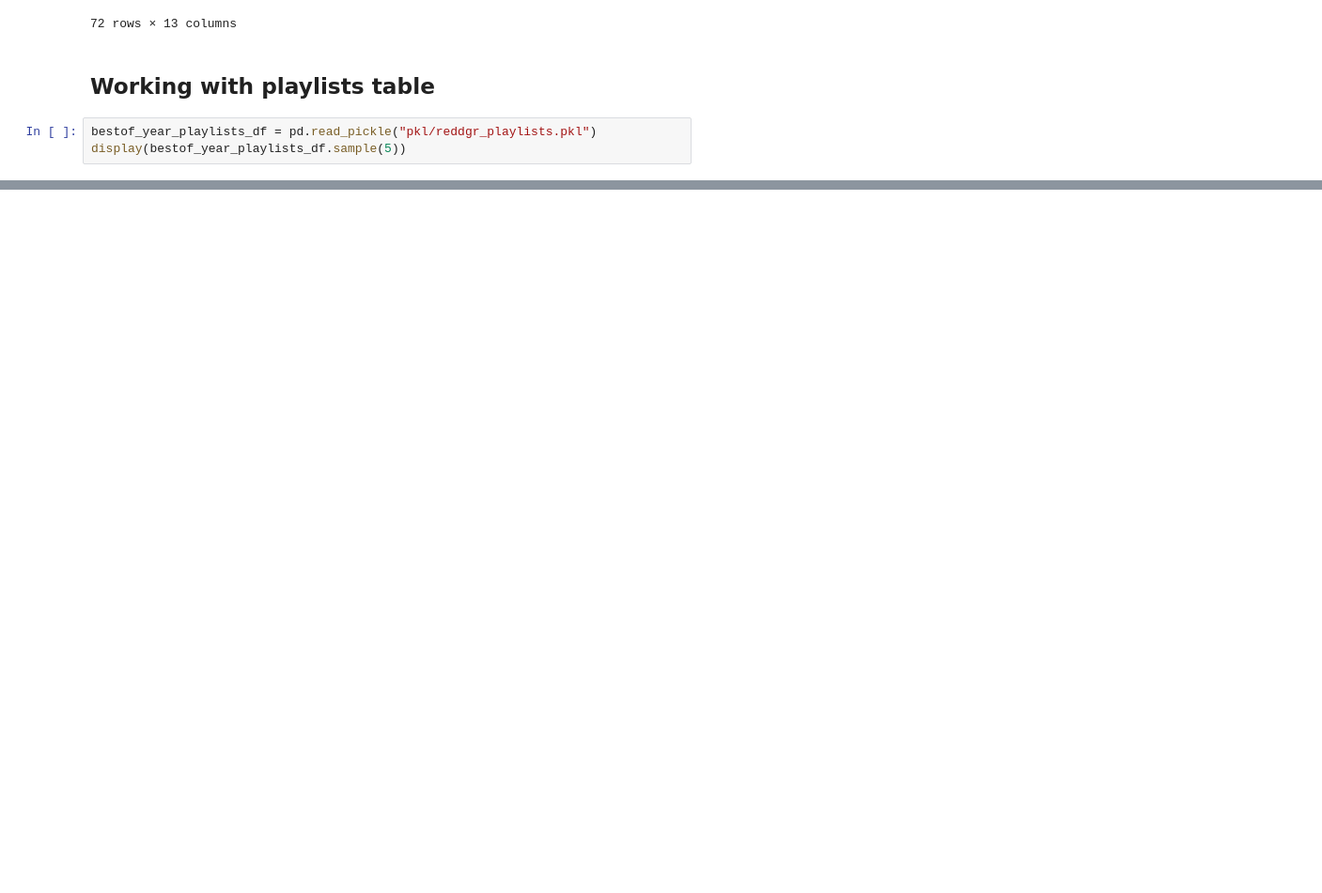
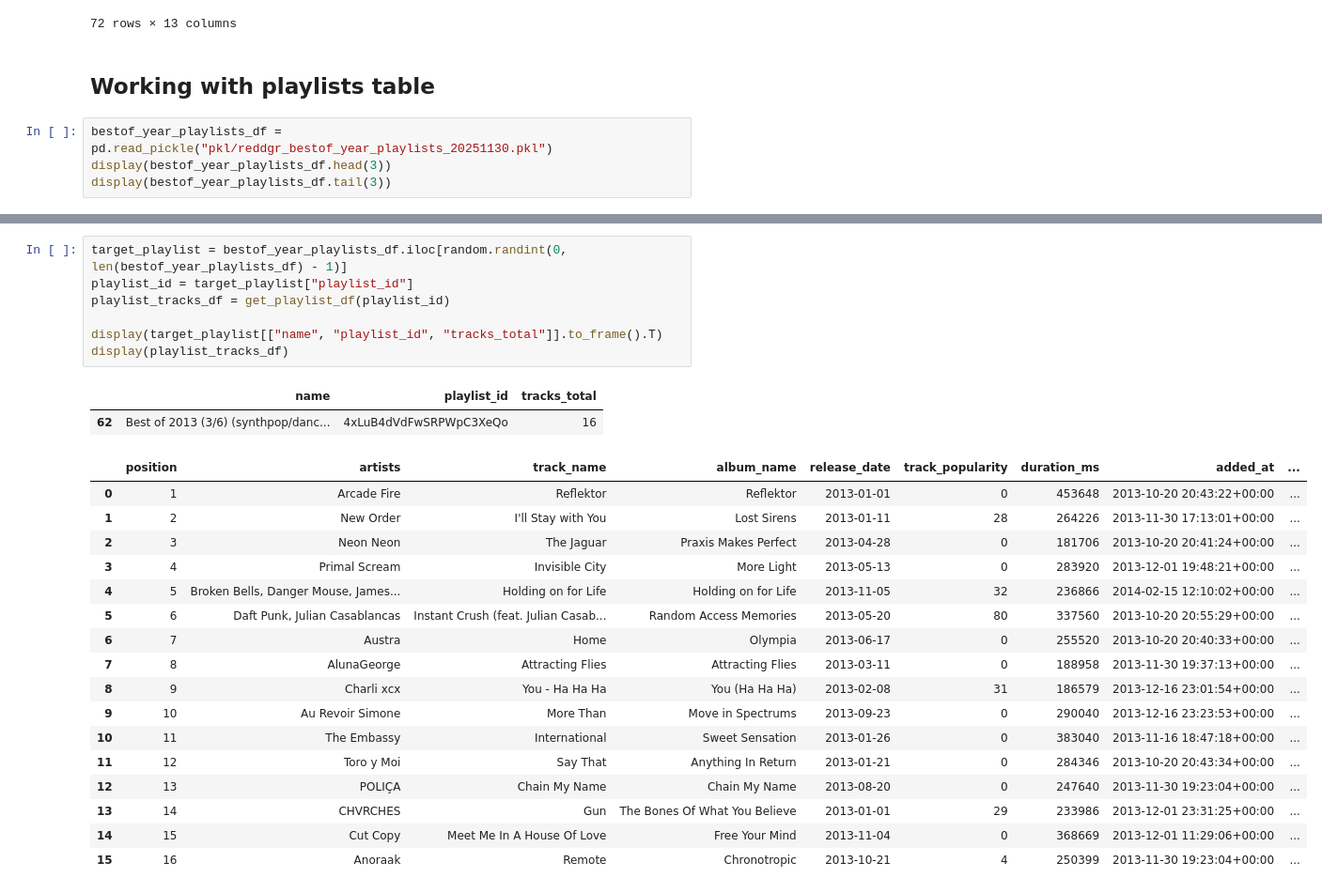
Before and after one commit to reddgr/spotipy-use-cases, a Jupyter notebook: reddgr-best-of-year-playlists.ipynb, the cells around one changed output, grey strips where cells are left out. Shown at 94% size. Cells and saved outputs as stored; diff of their text form; blank space fills up the shorter version.

Commit message:
best-of-year stats

```diff
--- a/reddgr-best-of-year-playlists.ipynb
+++ b/reddgr-best-of-year-playlists.ipynb
@@ -201,6 +210,7 @@ display(bestof_year_playlists_df)
 # %% [markdown]
 ## Working with playlists table
 # %%
-bestof_year_playlists_df = pd.read_pickle("pkl/reddgr_playlists.pkl")
-display(bestof_year_playlists_df.sample(5))
+bestof_year_playlists_df = pd.read_pickle("pkl/reddgr_bestof_year_playlists_20251130.pkl")
+display(bestof_year_playlists_df.head(3))
+display(bestof_year_playlists_df.tail(3))
 # %% [output]
@@ -287,0 +305,27 @@ display(playlist_tracks_df)
+# %%
+target_playlist = bestof_year_playlists_df.iloc[random.randint(0, len(bestof_year_playlists_df) - 1)]
+playlist_id = target_playlist["playlist_id"]
+playlist_tracks_df = get_playlist_df(playlist_id)
+
+display(target_playlist[["name", "playlist_id", "tracks_total"]].to_frame().T)
+display(playlist_tracks_df)
+# %% [output]
+|  | name | playlist_id | tracks_total |
+| 62 | Best of 2013 (3/6) (synthpop/danc... | 4xLuB4dVdFwSRPWpC3XeQo | 16 |
+|  | position | artists | track_name | album_name | release_date | track_popularity | duration_ms | added_at | ... |
+| 0 | 1 | Arcade Fire | Reflektor | Reflektor | 2013-01-01 | 0 | 453648 | 2013-10-20 20:43:22+00:00 | ... |
+| 1 | 2 | New Order | I'll Stay with You | Lost Sirens | 2013-01-11 | 28 | 264226 | 2013-11-30 17:13:01+00:00 | ... |
+| 2 | 3 | Neon Neon | The Jaguar | Praxis Makes Perfect | 2013-04-28 | 0 | 181706 | 2013-10-20 20:41:24+00:00 | ... |
+| 3 | 4 | Primal Scream | Invisible City | More Light | 2013-05-13 | 0 | 283920 | 2013-12-01 19:48:21+00:00 | ... |
+| 4 | 5 | Broken Bells, Danger Mouse, James... | Holding on for Life | Holding on for Life | 2013-11-05 | 32 | 236866 | 2014-02-15 12:10:02+00:00 | ... |
+| 5 | 6 | Daft Punk, Julian Casablancas | Instant Crush (feat. Julian Casab... | Random Access Memories | 2013-05-20 | 80 | 337560 | 2013-10-20 20:55:29+00:00 | ... |
+| 6 | 7 | Austra | Home | Olympia | 2013-06-17 | 0 | 255520 | 2013-10-20 20:40:33+00:00 | ... |
+| 7 | 8 | AlunaGeorge | Attracting Flies | Attracting Flies | 2013-03-11 | 0 | 188958 | 2013-11-30 19:37:13+00:00 | ... |
+| 8 | 9 | Charli xcx | You - Ha Ha Ha | You (Ha Ha Ha) | 2013-02-08 | 31 | 186579 | 2013-12-16 23:01:54+00:00 | ... |
+| 9 | 10 | Au Revoir Simone | More Than | Move in Spectrums | 2013-09-23 | 0 | 290040 | 2013-12-16 23:23:53+00:00 | ... |
+| 10 | 11 | The Embassy | International | Sweet Sensation | 2013-01-26 | 0 | 383040 | 2013-11-16 18:47:18+00:00 | ... |
+| 11 | 12 | Toro y Moi | Say That | Anything In Return | 2013-01-21 | 0 | 284346 | 2013-10-20 20:43:34+00:00 | ... |
+| 12 | 13 | POLIÇA | Chain My Name | Chain My Name | 2013-08-20 | 0 | 247640 | 2013-11-30 19:23:04+00:00 | ... |
+| 13 | 14 | CHVRCHES | Gun | The Bones Of What You Believe | 2013-01-01 | 29 | 233986 | 2013-12-01 23:31:25+00:00 | ... |
+| 14 | 15 | Cut Copy | Meet Me In A House Of Love | Free Your Mind | 2013-11-04 | 0 | 368669 | 2013-12-01 11:29:06+00:00 | ... |
+| 15 | 16 | Anoraak | Remote | Chronotropic | 2013-10-21 | 4 | 250399 | 2013-11-30 19:23:04+00:00 | ... |
```
Also changed, not shown: parts of 10 cells of this notebook.
